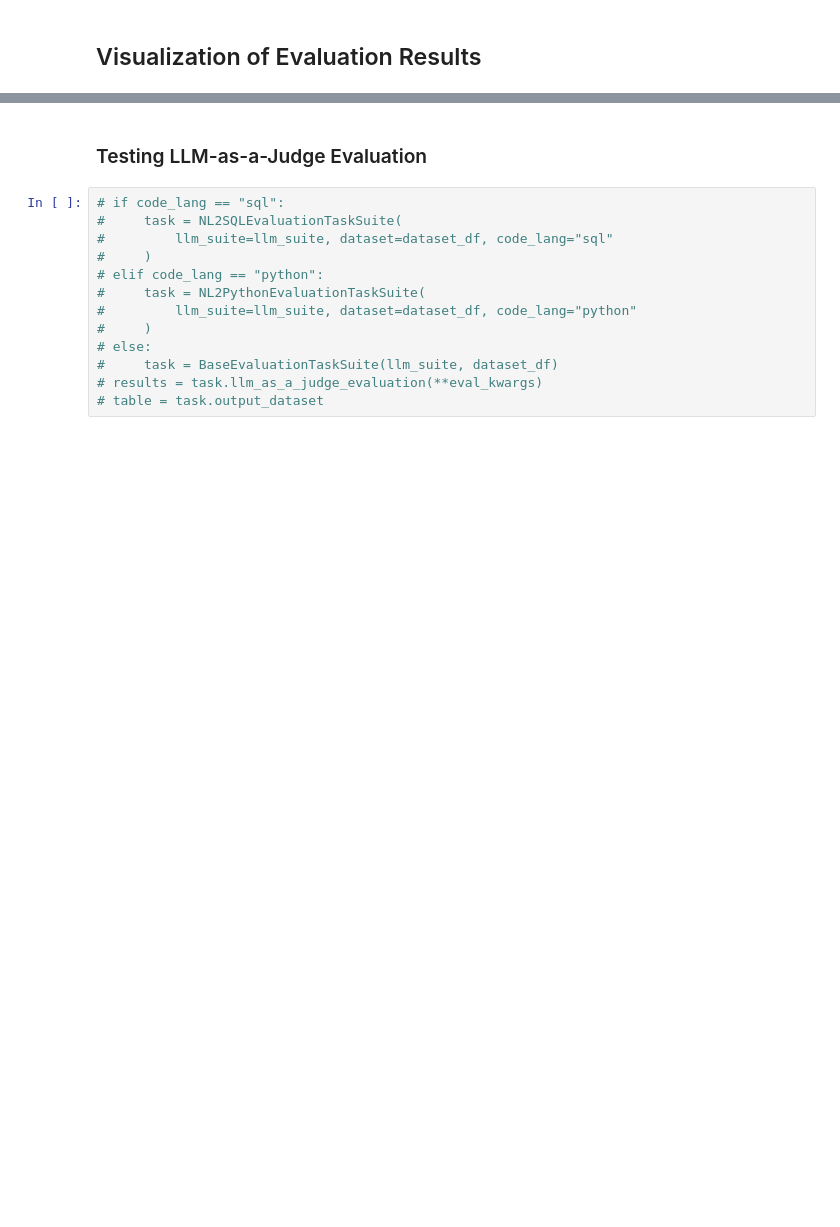
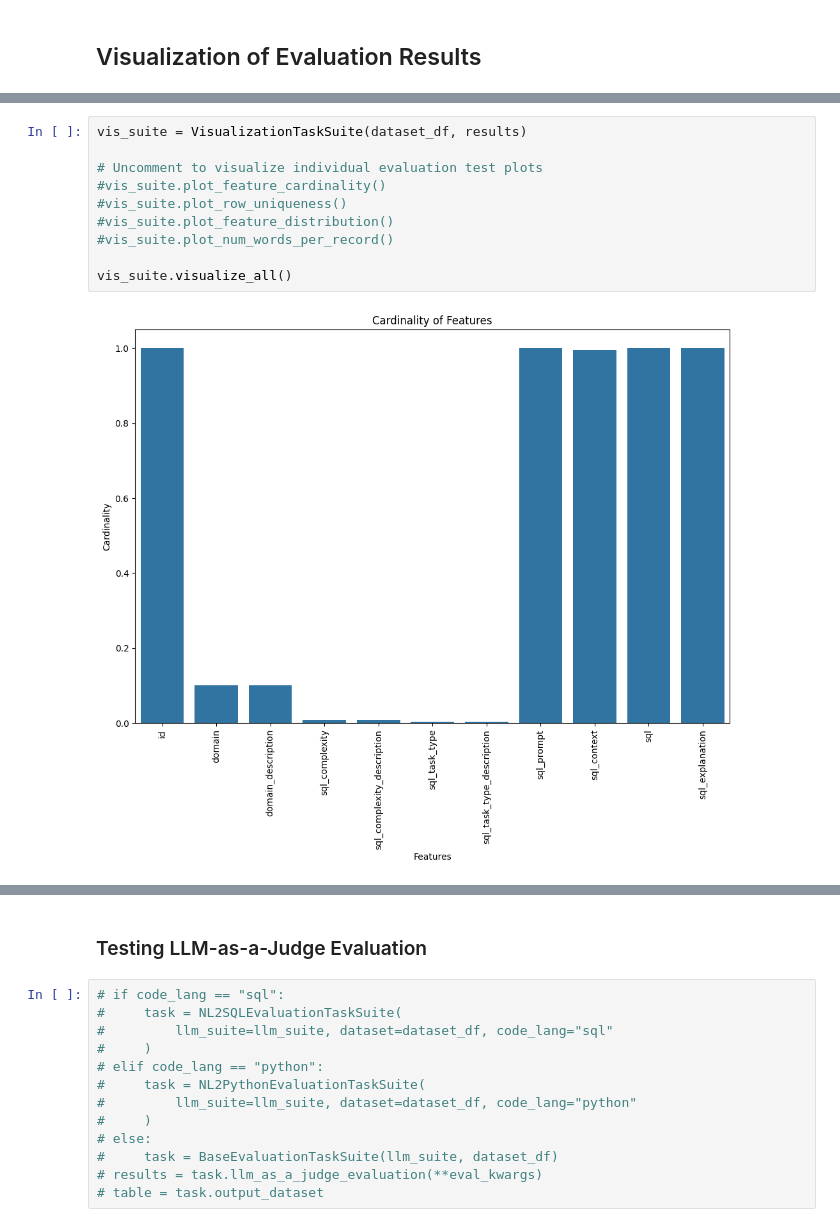
Before and after one commit to gretelai/navigator-helpers, a Jupyter notebook: navigator_helpers/tasks/evaluation/run_evaluation.ipynb, the cells around one changed output, grey strips where cells are left out. Drawn from its saved outputs; the diff is of its cells as text; blank space fills up the shorter version.

```diff
--- a/navigator_helpers/tasks/evaluation/run_evaluation.ipynb
+++ b/navigator_helpers/tasks/evaluation/run_evaluation.ipynb
@@ -184,0 +185,12 @@ vis_suite.visualize_all()
+# %%
+vis_suite = VisualizationTaskSuite(dataset_df, results)
+
+# Uncomment to visualize individual evaluation test plots
+#vis_suite.plot_feature_cardinality()
+#vis_suite.plot_row_uniqueness()
+#vis_suite.plot_feature_distribution()
+#vis_suite.plot_num_words_per_record()
+
+vis_suite.visualize_all()
+# %% [output]
+[figure, added]
```
Also changed, not shown: parts of 4 cells of this notebook.
